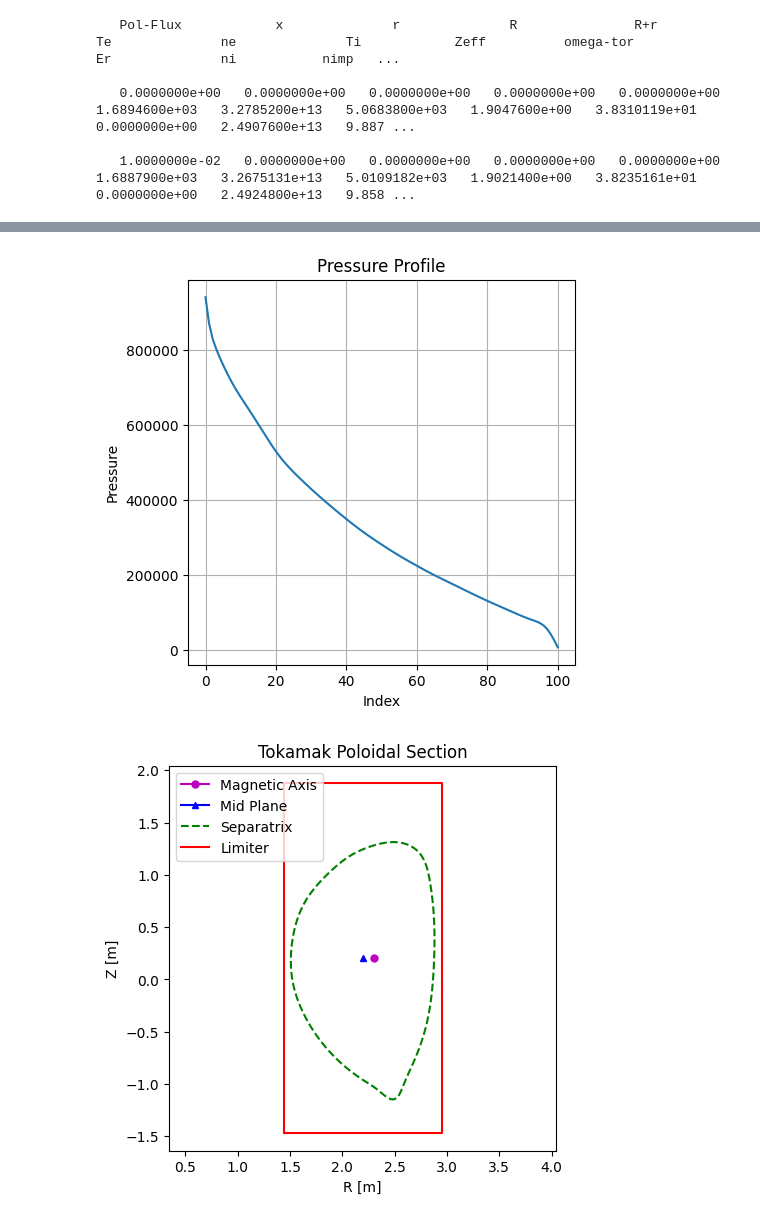
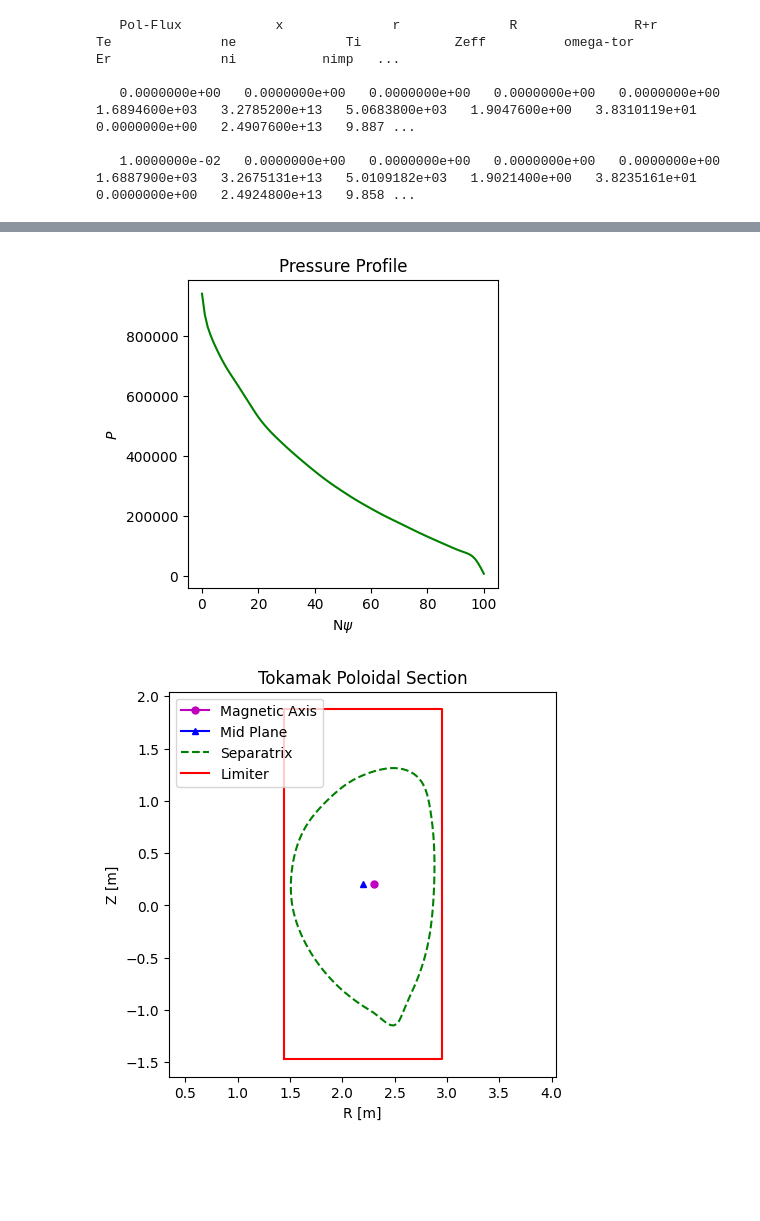
Before and after one commit to swarajsao1/Plasma, a Jupyter notebook: DTT/DTT_N/DTT.ipynb, the cells around one changed output, grey strips where cells are left out. Drawn from its saved outputs; the diff is of its cells as text; code cells hidden in the pictures; blank space fills up the shorter version.

```diff
--- a/DTT/DTT_N/DTT.ipynb
+++ b/DTT/DTT_N/DTT.ipynb
@@ -57,13 +69,12 @@ plt.show()
 # %%
-plt.figure(figsize=(5, 5))
-plt.plot(g.pres)
-plt.xlabel('Index')
-plt.ylabel('Pressure')
+plt.figure(figsize=(4, 4))
+plt.plot(g.pres, 'g-')
+plt.xlabel(r'N$\psi$')
+plt.ylabel(r'$P$')
 plt.title('Pressure Profile')
-plt.grid()
 plt.show()
 # %% [output]
-[figure, old version]
+[figure, new version]
 # %%
 plt.figure(figsize=(5,5))
 plt.plot(g.rmaxis, g.zmaxis, 'm', marker = 'o', markersize = 5, label = "Magnetic Axis")
```
Also changed, not shown: parts of 2 cells of this notebook, 2 other files.
